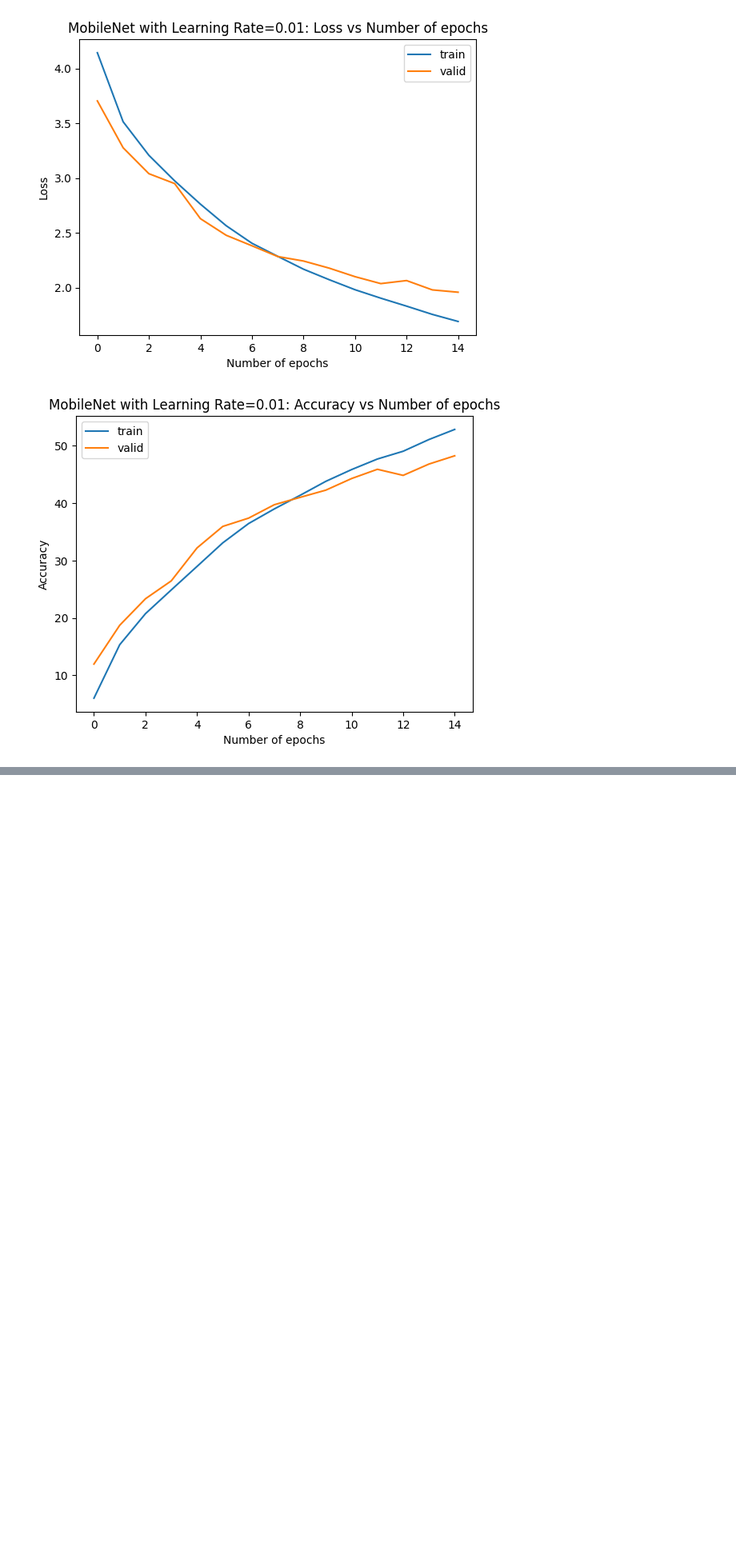
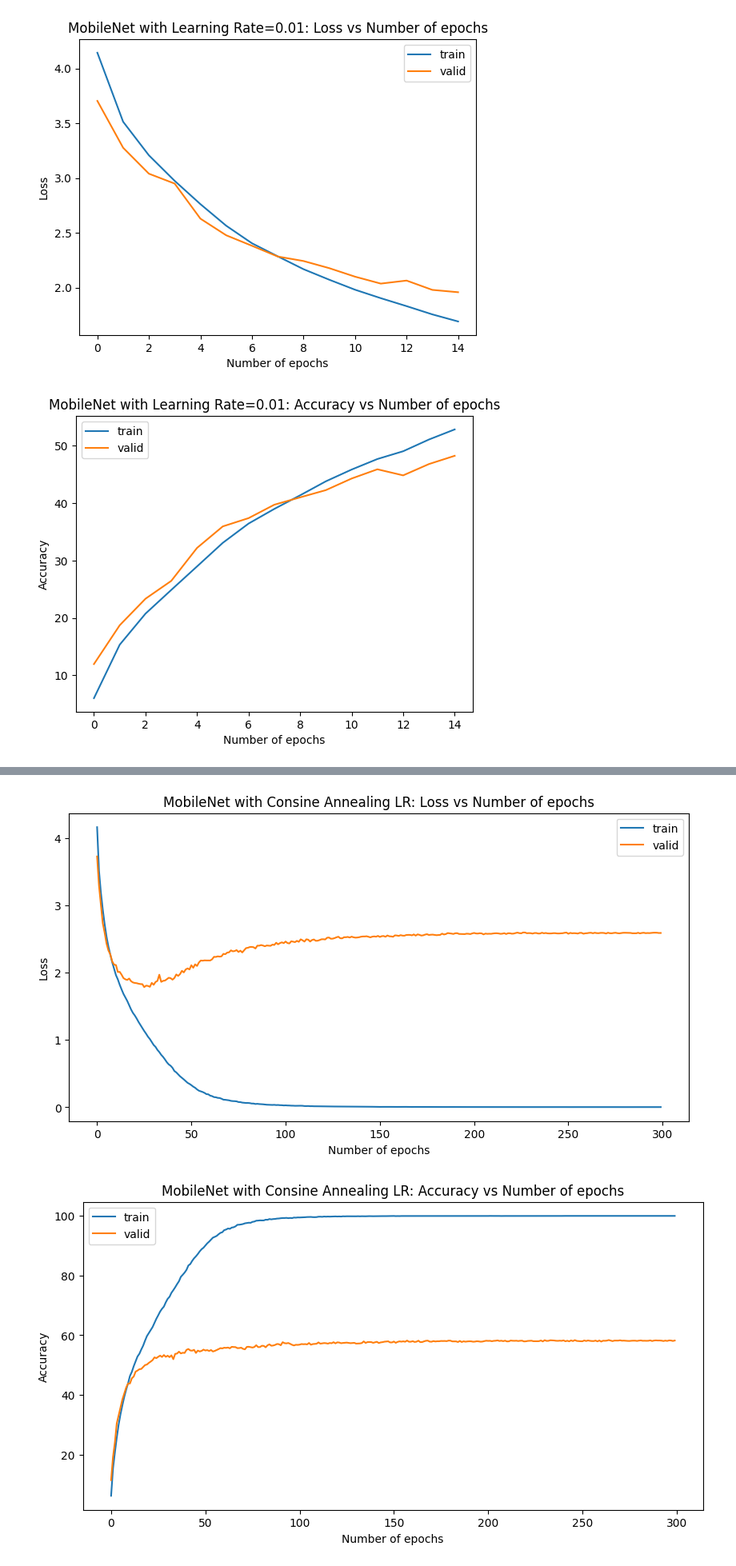
Before and after one commit to giangson19/ai6103_assignment, a Jupyter notebook: ai6103_mobilenet_homework.ipynb, the cells around one changed output, grey strips where cells are left out. Shown at 80% size. Saved outputs shown, nothing was run; the diff lists cells and outputs as text; code cells hidden in the pictures; blank space fills up the shorter version.

```diff
--- a/ai6103_mobilenet_homework.ipynb
+++ b/ai6103_mobilenet_homework.ipynb
@@ -214,0 +302,60 @@ Epoch [15/15], Train Loss: 1.6913, Train Acc: 52.83%, Valid Loss: 1.9582, Valid
+# %%
+# Function to train with cosine annealing learning rate
+def train_cosine_annealing(model, initial_lr, criterion, train_loader, valid_loader, device, num_epochs):
+    optimizer = optim.SGD(model.parameters(), lr=initial_lr, momentum=momentum)
+    scheduler = optim.lr_scheduler.CosineAnnealingLR(optimizer, T_max=num_epochs)
+
+    train_losses = []
+    valid_losses = []
+    train_accuracies = []
+    valid_accuracies = []
+
+    for epoch in range(num_epochs):
+        train_loss, train_accuracy = train_func(model, optimizer, criterion, train_loader, device, epoch)
+        valid_loss, valid_accuracy = eval(model, criterion, valid_loader, device)
+
+        train_losses.append(train_loss)
+        valid_losses.append(valid_loss)
+        train_accuracies.append(train_accuracy)
+        valid_accuracies.append(valid_accuracy)
+
+        scheduler.step()
+
+        # Get the current learning rate
+        current_lr = scheduler.get_last_lr()[0]  # Extract current learning rate
+
+        print(f"Epoch [{epoch+1}/{num_epochs}], "
+              f"Train Loss: {train_loss:.4f}, "
+              f"Train Acc: {train_accuracy:.2f}%, "
+              f"Valid Loss: {valid_loss:.4f}, "
+              f"Valid Acc: {valid_accuracy:.2f}%"
+              f"Learning Rate: {current_lr:.6f}")
+
+    return train_losses, valid_losses, train_accuracies, valid_accuracies
+
+# Experiment 2: Train for 300 epochs with cosine annealing learning rate
+print("Experiment 2: Training with cosine annealing learning rate")
+model = MobileNet(num_classes=100).to(device)
+train_losses, valid_losses, train_accuracies, valid_accuracies = train_cosine_annealing(
+    model, learning_rate, criterion, train_loader, valid_loader, device, num_epochs)
+
+plt.figure(figsize=(10, 5))
+plt.plot(range(len(train_losses)), train_losses)
+plt.plot(range(len(valid_losses)), valid_losses)
+plt.xlabel("Number of epochs")
+plt.ylabel("Loss")
+plt.title("MobileNet with Consine Annealing LR: Loss vs Number of epochs")
+plt.legend(['train', 'valid'])
+plt.savefig('images/cosine_annealing_loss.png')
+plt.show()
+
+plt.figure(figsize=(10, 5))
+plt.plot(range(len(train_accuracies)), train_accuracies)
+plt.plot(range(len(valid_accuracies)), valid_accuracies)
+plt.xlabel("Number of epochs")
+plt.ylabel("Accuracy")
+plt.title("MobileNet with Consine Annealing LR: Accuracy vs Number of epochs")
+plt.legend(['train', 'valid'])
+plt.savefig('images/cosine_annealing_accuracy.png')
+plt.show()
+# %% [output]
@@ -214,0 +379,2 @@ Epoch [15/15], Train Loss: 1.6913, Train Acc: 52.83%, Valid Loss: 1.9582, Valid
+[figure, added]
+[figure, added]
```
Also changed, not shown: parts of 5 cells of this notebook.
